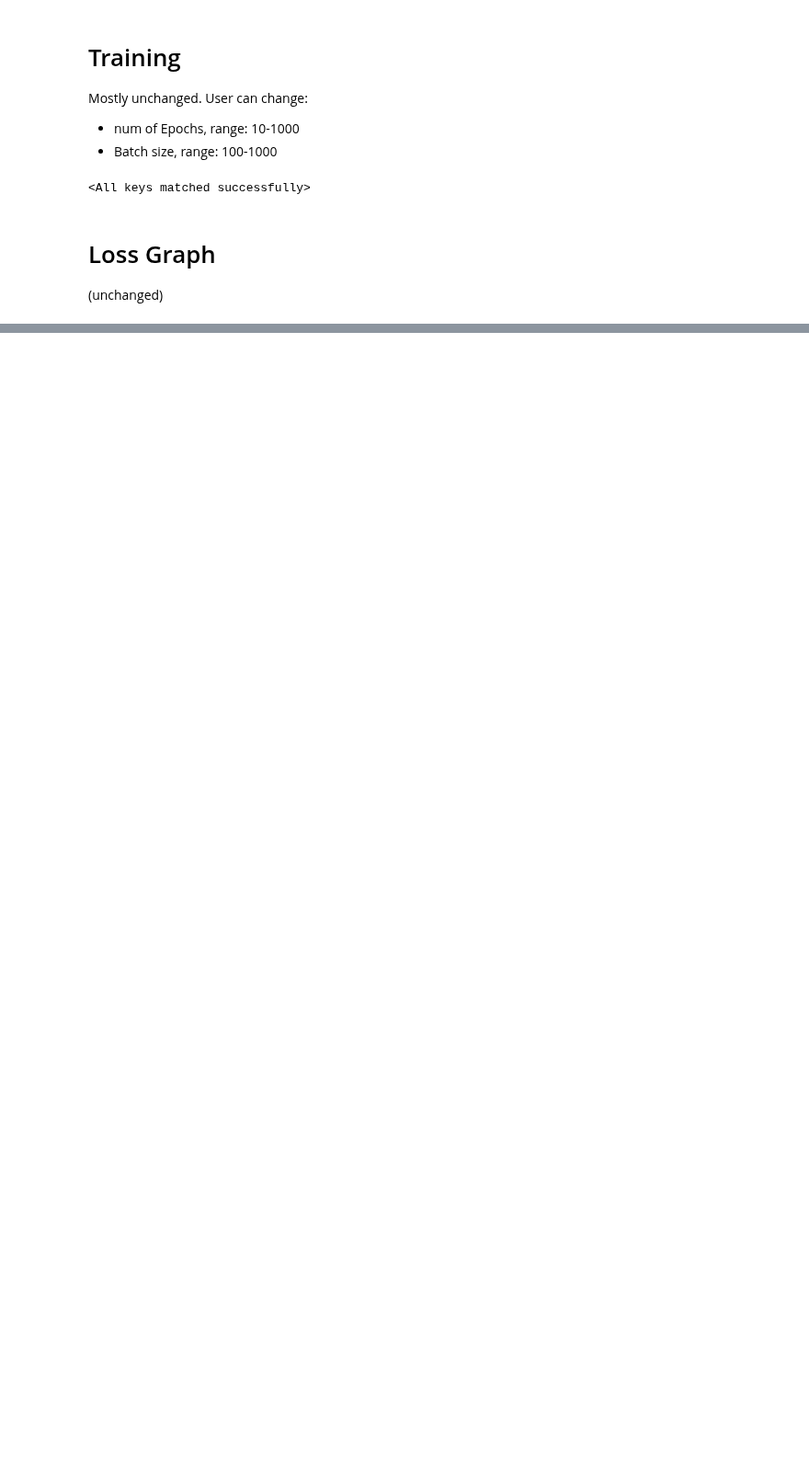
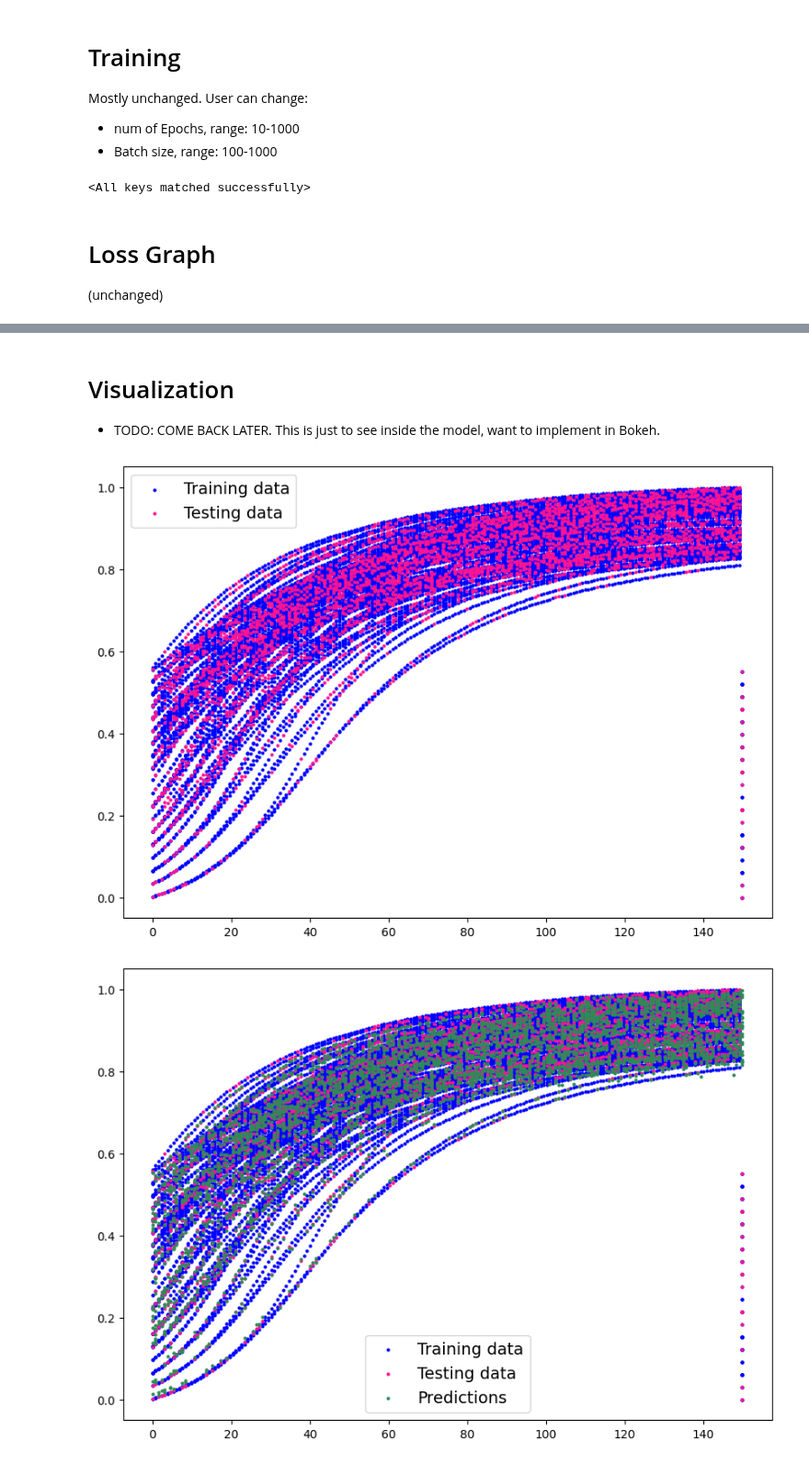
Before and after one commit to swamilikes2code/Python_based_Interactive_Scientific_Visualization, a Jupyter notebook: digital_lab_twin/maddie-nn/userInputNet.ipynb, the cells around one changed output, grey strips where cells are left out. Shown at 92% size. Drawn from its saved outputs; the diff is of its cells as text; code cells hidden in the pictures; blank space fills up the shorter version.

Commit message:
basic user input implemented!

```diff
--- a/digital_lab_twin/maddie-nn/userInputNet.ipynb
+++ b/digital_lab_twin/maddie-nn/userInputNet.ipynb
@@ -45,12 +45,12 @@ See the caveats in the documentation: https://pandas.pydata.org/pandas-docs/stab
 Keeping it simple stupid, there's only 1 split happening here. User chooses the percentage of data to hold out for testing.
 # %%
 #defaults
-train_ratio = 0.2
+train_ratio = 0.8
 X_train, X_test, Y_train, Y_test = train_test_split(X, Y, test_size=1 - train_ratio)
 
 #function to call whenever wanting to change the train/test split
 def trainSplit():
-    train_ratio = float(input("What percentage of data to holdout for testing? (default 0.2) "))
+    train_ratio = float(input("What percentage of data to holdout for testing? (default 0.8) "))
     X_train, X_test, Y_train, Y_test = train_test_split(X, Y, test_size=1 - train_ratio)
 
 #Separate Time out--we don't want this as a feature the model learns (since it's already incorporated in by how X and Y are structured!)
@@ -89,13 +88,10 @@ Here's where the majority of new stuff comes in--we need to let the user have co
 - Learning Rate: How greatly can the optimizer change weights? range: 0.00001-0.1
 - Epochs: How many times to run the training data through the model? range: 10-1000
 # %%
-numLayers = int(input("How many layers? (default 2, range 1-5) "))
 numNodes = int(input("How many nodes per layer? (default 10, range 5-20) "))
 #set up the model
 model = nn.Sequential(
     nn.Linear(X_train.shape[1], numNodes),
-    nn.ReLU(),
-    nn.Linear(numNodes, numNodes),
     nn.ReLU(),
     nn.Linear(numNodes, numNodes),
     nn.ReLU(),
@@ -188,0 +189,41 @@ plt.show()
+# %% [markdown]
+# Visualization
+- TODO: COME BACK LATER. This is just to see inside the model, want to implement in Bokeh.
+# %%
+#quick visual just to see our data
+def plot_predictions(train_data=XTrainTime,
+                     train_labels=y_train[:, 0],
+                     test_data=XTestTime,
+                     test_labels=y_test[:, 0],
+                     predictions=None):
+  """
+  Plots training data, test data and compares predictions.
+  """
+  plt.figure(figsize=(10, 7)) #create the base of our figure, figsize feeds in width/height in inches
+
+  # Plot training data in blue
+  plt.scatter(train_data, train_labels, c="b", s=4, label="Training data") #c for color, s for size.
+
+  # Plot test data in green
+  plt.scatter(test_data, test_labels, c="deeppink", s=4, label="Testing data")
+
+  if predictions is not None:
+    # Plot the predictions in red (predictions were made on the test data)
+    plt.scatter(test_data, predictions, c="seagreen", s=4, label="Predictions")
+
+  # Show the legend
+  plt.legend(prop={"size": 14});
+
+plot_predictions();
+# 1. Set the model in evaluation mode
+model.eval()
+
+# 2. Setup the inference mode context manager
+with torch.inference_mode():
+  # 3. Make sure the calculations are done with the model and data on the same device
+  y_preds = model(X_test)
+y_preds
+plot_predictions(predictions= torch.Tensor.cpu(y_preds[:, 0])) # gotta make sure that the model is on the cpu for this to work--this'll do nothing if already on cpu
+# %% [output]
+[figure, added]
+[figure, added]
```
Also changed, not shown: parts of 2 cells of this notebook.
